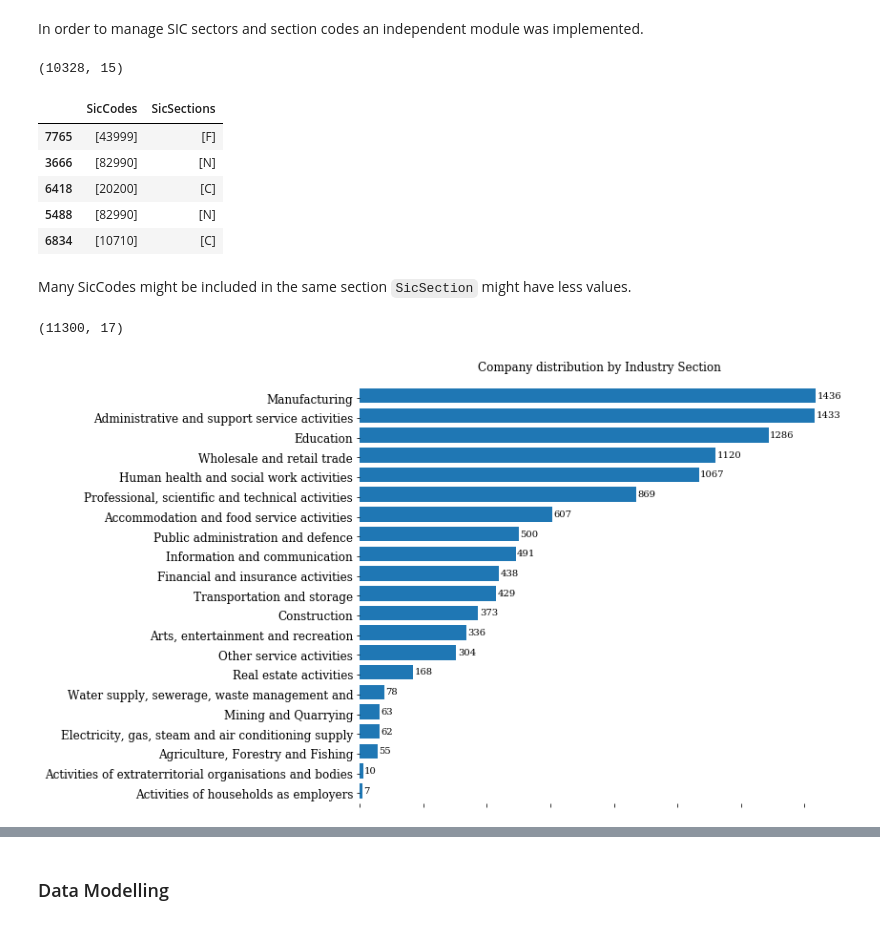
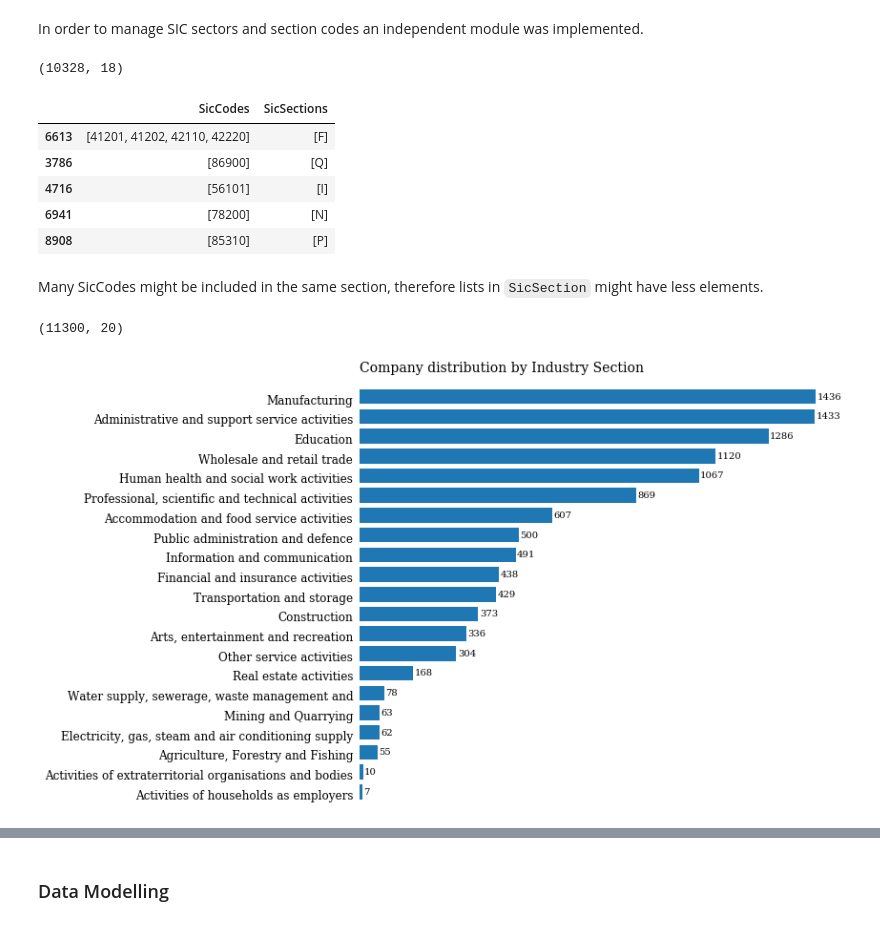
Before and after one commit to leanguardia/gender-pay-gap-uk, a Jupyter notebook: UK-Gender-Pay-Gap.ipynb, the cells around one changed output, grey strips where cells are left out. Drawn from its saved outputs; the diff is of its cells as text; code cells hidden in the pictures.

```diff
--- a/UK-Gender-Pay-Gap.ipynb
+++ b/UK-Gender-Pay-Gap.ipynb
@@ -108,10 +129,9 @@ Crucial colummns do not miss values (employer size, hourly pay gaps and payment
 ### Data Preparation
 **Remove Irrelevant columns**
 # %%
-df = raw.drop(columns=['Address','CompanyNumber','DiffMeanBonusPercent',
-                       'DiffMedianBonusPercent', 'MaleBonusPercent','FemaleBonusPercent',
-                       'CompanyLinkToGPGInfo', 'CurrentName', 'SubmittedAfterTheDeadline',
-                       'DueDate', 'DateSubmitted'
+df = raw.drop(columns=['Address','CompanyNumber', 'CompanyLinkToGPGInfo',
+                       'CurrentName', 'SubmittedAfterTheDeadline',
+                       'DueDate', 'DateSubmitted', 'ResponsiblePerson'
                       ])
 df.shape
 # %% [output]
@@ -270,39 +297,42 @@ df2 = sc.clean_sic_codes(df2)
 df2 = sc.add_sections(df2)
 df2[["SicCodes", "SicSections"]].sample(5)
 # %% [output]
-(10328, 15)
+(10328, 18)
 |  | SicCodes | SicSections |
-| 7765 | [43999] | [F] |
-| 3666 | [82990] | [N] |
-| 6418 | [20200] | [C] |
-| 5488 | [82990] | [N] |
-| 6834 | [10710] | [C] |
+| 6613 | [41201, 41202, 42110, 42220] | [F] |
+| 3786 | [86900] | [Q] |
+| 4716 | [56101] | [I] |
+| 6941 | [78200] | [N] |
+| 8908 | [85310] | [P] |
 # %% [markdown]
-Many SicCodes might be included in the same section `SicSection` might have less values.
+Many SicCodes might be included in the same section, therefore lists in `SicSection` might have less elements.
 # %%
 def plot_section_dist(df, title, filename):
     exploded_sections = sc.explode_sections(df)
     print(exploded_sections.shape)
 
     fig, ax = plt.subplots(1,1, figsize=(9,8))
-    ax.set_title(title, fontsize='12', pad=18)
+    ax.set_title(title, fontsize='14', loc="left", pad=18)
     ax.spines['top'].set_visible(False); ax.spines['right'].set_visible(False)
     ax.spines['left'].set_visible(False); ax.spines['bottom'].set_visible(False)
-    plt.tick_params(axis='y', which='both', labelleft=True, labelright=False, labelsize=12)
-    plt.tick_params(axis='x', which='both', labeltop=False, labelbottom=False, labelsize=12)
+    plt.tick_params(axis='both', which='both', bottom=False, top=False, labelbottom=False, right=False, left=False, labelleft=True, labelsize=12
+                   )
+#     plt.tick_params(axis='y', which='both', labelleft=True, labelright=False, labelsize=12)
+#     plt.tick_params(axis='x', which='both', labeltop=False, labelbottom=False, labelsize=12)
+#     ax.axis('off')
 
     section_bars = exploded_sections.SectDesc.value_counts().sort_values()
 
     section_bars.plot(kind='barh', ax=ax)
 
     for container in ax.containers:
         plt.setp(container, height=0.75)
 
     for i, v in enumerate(section_bars):
         ax.text(v + 4, i, str(v))
     fig.savefig(f"plots/{filename}-industry-dist.png", bbox_inches="tight", dpi=100)
 
 plot_section_dist(df2, title="Company distribution by Industry Section", filename="general")
 # %% [output]
-(11300, 17)
+(11300, 20)
-[figure, old version]
+[figure, new version]
```
Also changed, not shown: parts of 38 cells of this notebook.
